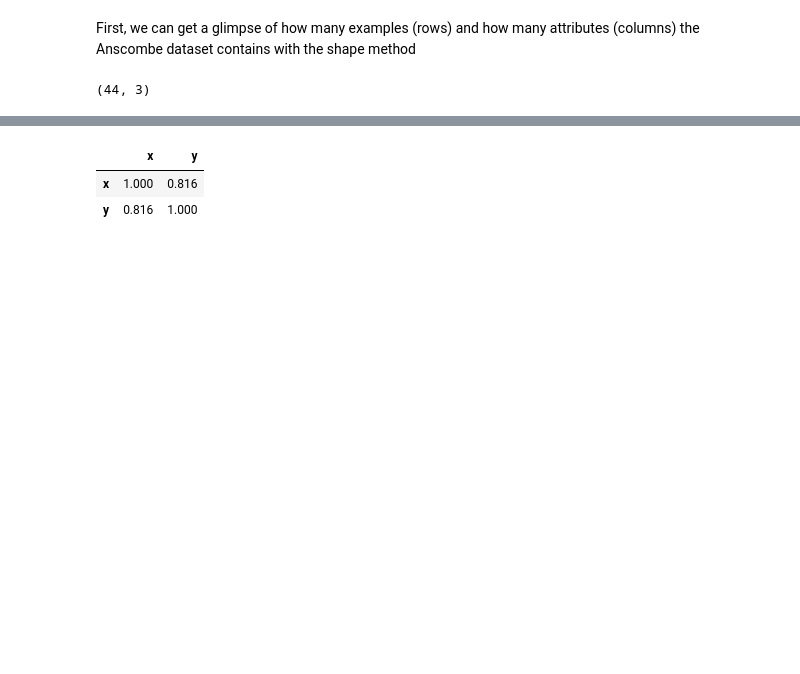
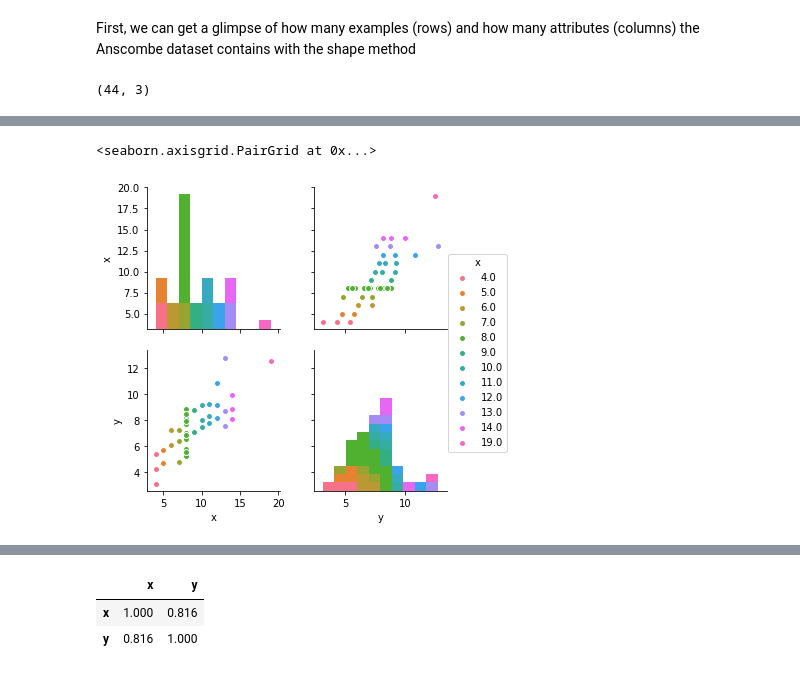
Before and after one commit to MarianneLawless/Fundamentals-of-DA-Pratical-Assignments, a Jupyter notebook: An Analysis of Anscombe's quartet dataset .ipynb, the cells around one changed output, grey strips where cells are left out. Saved outputs shown, nothing was run; the diff lists cells and outputs as text; code cells hidden in the pictures; blank space fills up the shorter version.

```diff
--- a/An Analysis of Anscombe's quartet dataset .ipynb
+++ b/An Analysis of Anscombe's quartet dataset .ipynb
@@ -88,0 +158,5 @@ np.round(quartet.describe()) # Rounds descriptive output data to 2 decimals
+# %%
+sns.pairplot(df, hue='x')
+# %% [output]
+<seaborn.axisgrid.PairGrid at 0x...>
+[figure, added]
```
Also changed, not shown: parts of 17 cells of this notebook.
